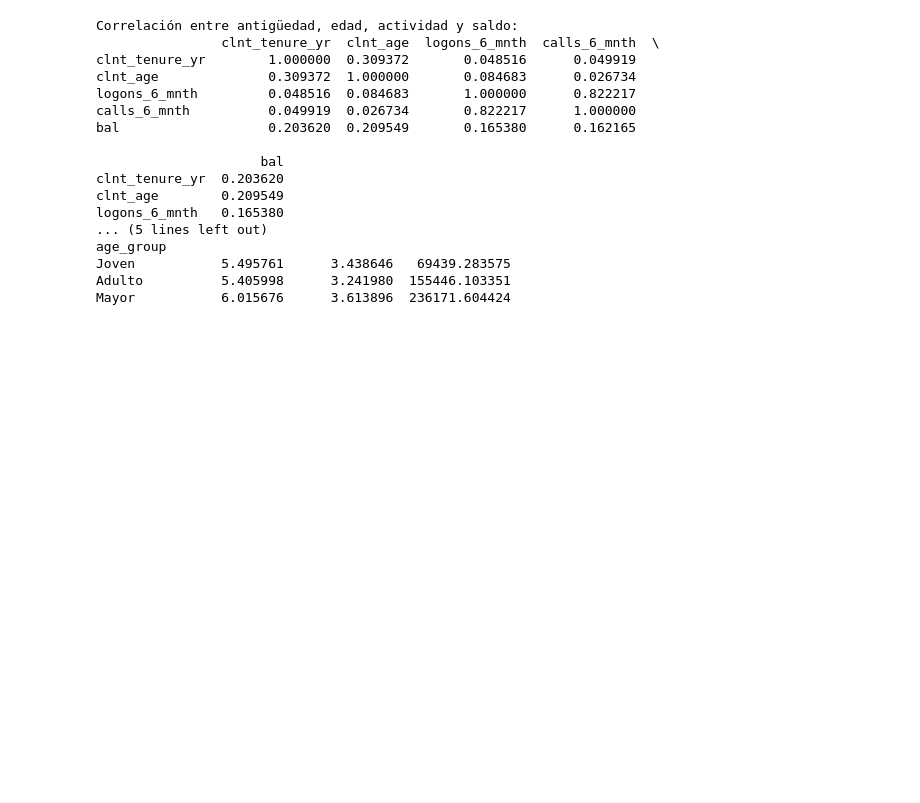
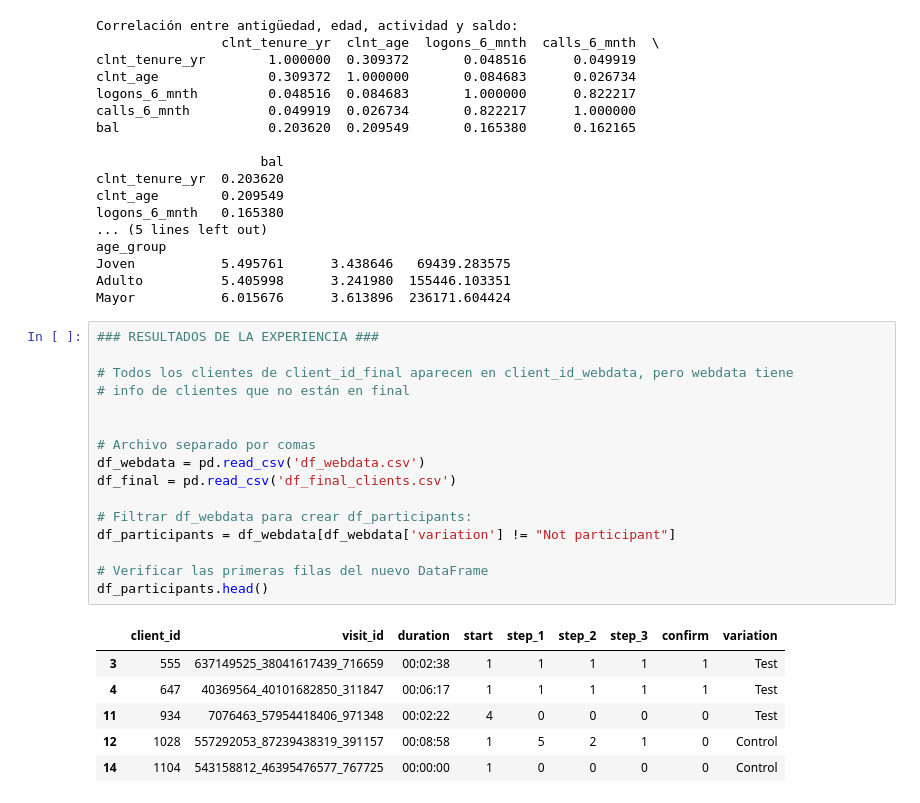
Before and after one commit to datasilvia/Statistics-project, a Jupyter notebook: Analisis Clientes/Client_Analysis.ipynb, the cells around one changed output. Drawn from its saved outputs; the diff is of its cells as text; blank space fills up the shorter version.

```diff
--- a/Analisis Clientes/Client_Analysis.ipynb
+++ b/Analisis Clientes/Client_Analysis.ipynb
@@ -164,3 +136,26 @@ age_group
 Joven           5.495761      3.438646   69439.283575
 Adulto          5.405998      3.241980  155446.103351
 Mayor           6.015676      3.613896  236171.604424
+# %%
+### RESULTADOS DE LA EXPERIENCIA ###
+
+# Todos los clientes de client_id_final aparecen en client_id_webdata, pero webdata tiene
+# info de clientes que no están en final
+
+
+# Archivo separado por comas
+df_webdata = pd.read_csv('df_webdata.csv')
+df_final = pd.read_csv('df_final_clients.csv')
+
+# Filtrar df_webdata para crear df_participants:
+df_participants = df_webdata[df_webdata['variation'] != "Not participant"]
+
+# Verificar las primeras filas del nuevo DataFrame
+df_participants.head()
+# %% [output]
+|  | client_id | visit_id | duration | start | step_1 | step_2 | step_3 | confirm | variation |
+| 3 | 555 | 637149525_38041617439_716659 | 00:02:38 | 1 | 1 | 1 | 1 | 1 | Test |
+| 4 | 647 | 40369564_40101682850_311847 | 00:06:17 | 1 | 1 | 1 | 1 | 1 | Test |
+| 11 | 934 | 7076463_57954418406_971348 | 00:02:22 | 4 | 0 | 0 | 0 | 0 | Test |
+| 12 | 1028 | 557292053_87239438319_391157 | 00:08:58 | 1 | 5 | 2 | 1 | 0 | Control |
+| 14 | 1104 | 543158812_46395476577_767725 | 00:00:00 | 1 | 0 | 0 | 0 | 0 | Control |
```
Also changed, not shown: parts of 5 cells of this notebook, 2 other files.
